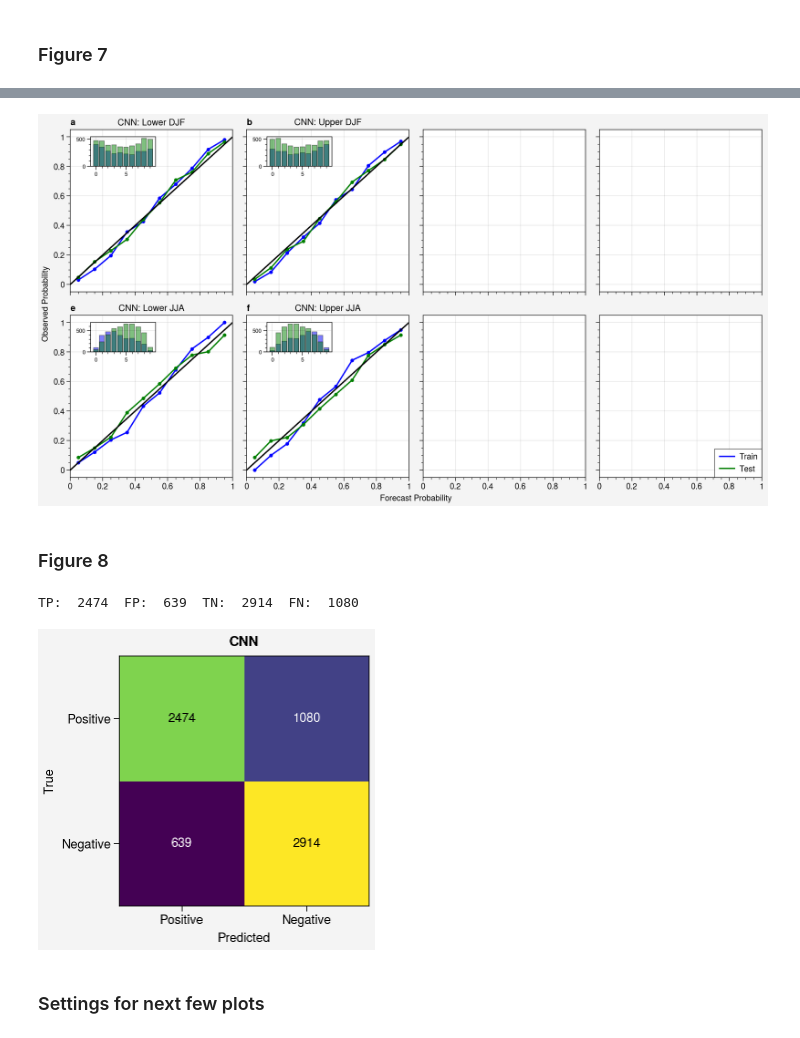
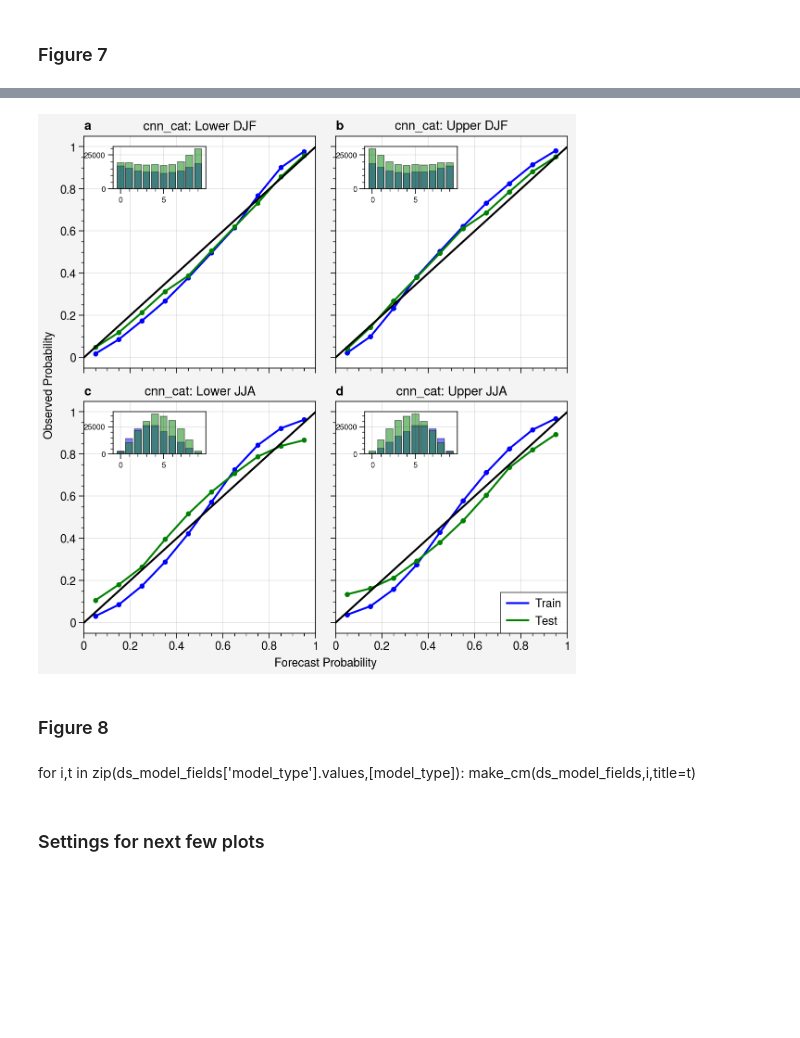
Before and after one commit to kpegion/ml-precip, a Jupyter notebook: src/Journal_Figs.ipynb, the cells around one changed output, grey strips where cells are left out. Cells and saved outputs as stored; diff of their text form; code cells hidden in the pictures; blank space fills up the shorter version.

```diff
--- a/src/Journal_Figs.ipynb
+++ b/src/Journal_Figs.ipynb
@@ -286,7 +287,7 @@ def hist_multipanel(ds_model,hist_bins,labels,fname=''):
 # %%
 def reliability_multi(ds_model,labels,fname=''):
 
-    f, axs = pplt.subplots(nrows=2,ncols=4)
+    f, axs = pplt.subplots(nrows=len(ds_model['cat']),ncols=len(ds_model['model_type'])*2)
 
     rel_bins=np.arange(0,1.1,0.1)
 
@@ -338,7 +339,7 @@ def reliability_multi(ds_model,labels,fname=''):
                 ii+=1
 
         # Add custom legend
-        axs[1,3].legend(hs, labels=['Train','Test'],ncols=1, loc='lr')
+        axs[-1,-1].legend(hs, labels=['Train','Test'],ncols=1, loc='lr')
 # %%
 def make_cm(ds,mt,title=''):
 
@@ -415,7 +476,25 @@ reliability_multi(ds_model_indices,['MLR','FC-NN'])
 # %% [markdown]
 ### Figure 6
 # %%
-fnames_fields='/scratch/kpegion/model_output.*.nc'
-ds_model_fields=xr.open_mfdataset(fnames_fields,combine='nested',concat_dim='seas')
-ds_model_fields['seas']=['DJF','JJA']
-ds_model_fields['lrp']=ds_model_fields['lrp']/ds_model_fields['lrp'].std(['lat','lon','var'],skipna=True)
+seas=['DJF','JJA']
+model_types=['cnn_cat']
+
+ds_mtype_list=[]
+for model_type in model_types:
+    ds_model_list=[]
+    for s in seas:
+
+        fnames_fields='../data/cnn/model_output.'+s+'.'+model_type+'.*.nc'
+        print(fnames_fields)
+        ds_fields=xr.open_mfdataset(fnames_fields,combine='nested',concat_dim='model')
+        ds_fields['lrp']=ds_fields['lrp']/ds_fields['lrp'].std(['lat','lon','var'],skipna=True)
+
+        ds_model_list.append(ds_fields)
+
+    ds_fields=xr.combine_nested(ds_model_list,concat_dim='seas')
+    ds_fields['seas']=['DJF','JJA']
+
+    ds_mtype_list.append(ds_fields)
+ds_model_fields=xr.combine_nested(ds_mtype_list,concat_dim='model_type')
+ds_model_fields['model_type']=model_types
+ds_model_fields
@@ -442,15 +561,12 @@ ds_model_fields=xr.merge([da_tt,ds_model_fields],compat='override')
 # %%
-reliability_multi(ds_model_fields,['CNN'])
+reliability_multi(ds_model_fields,[model_type],fname='../figs/Figure7.jpg')
 # %% [output]
-[figure, old version]
+[figure, new version]
 # %% [markdown]
 ### Figure 8
-# %%
-for i,t in zip(ds_model_fields['model_type'].values,['CNN']):
-    make_cm(ds_model_fields,i,title=t)
-# %% [output]
-TP:  2474  FP:  639  TN:  2914  FN:  1080
-[figure, removed]
+# %% [markdown]
+for i,t in zip(ds_model_fields['model_type'].values,[model_type]):
+    make_cm(ds_model_fields,i,title=t)
 # %% [markdown]
 ### Settings for next few plots
 # %%
```
Also changed, not shown: parts of 29 cells of this notebook, 12 other files.
